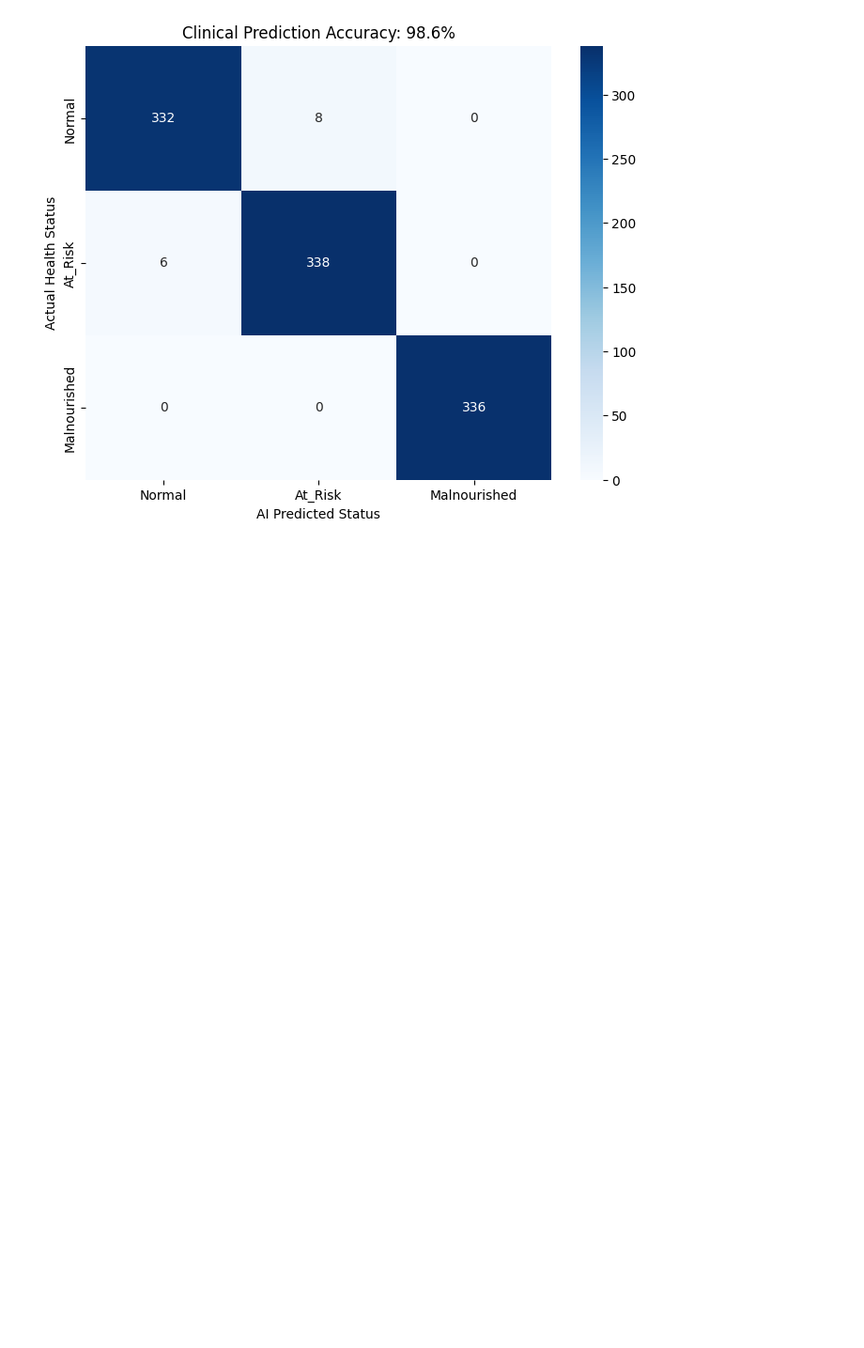
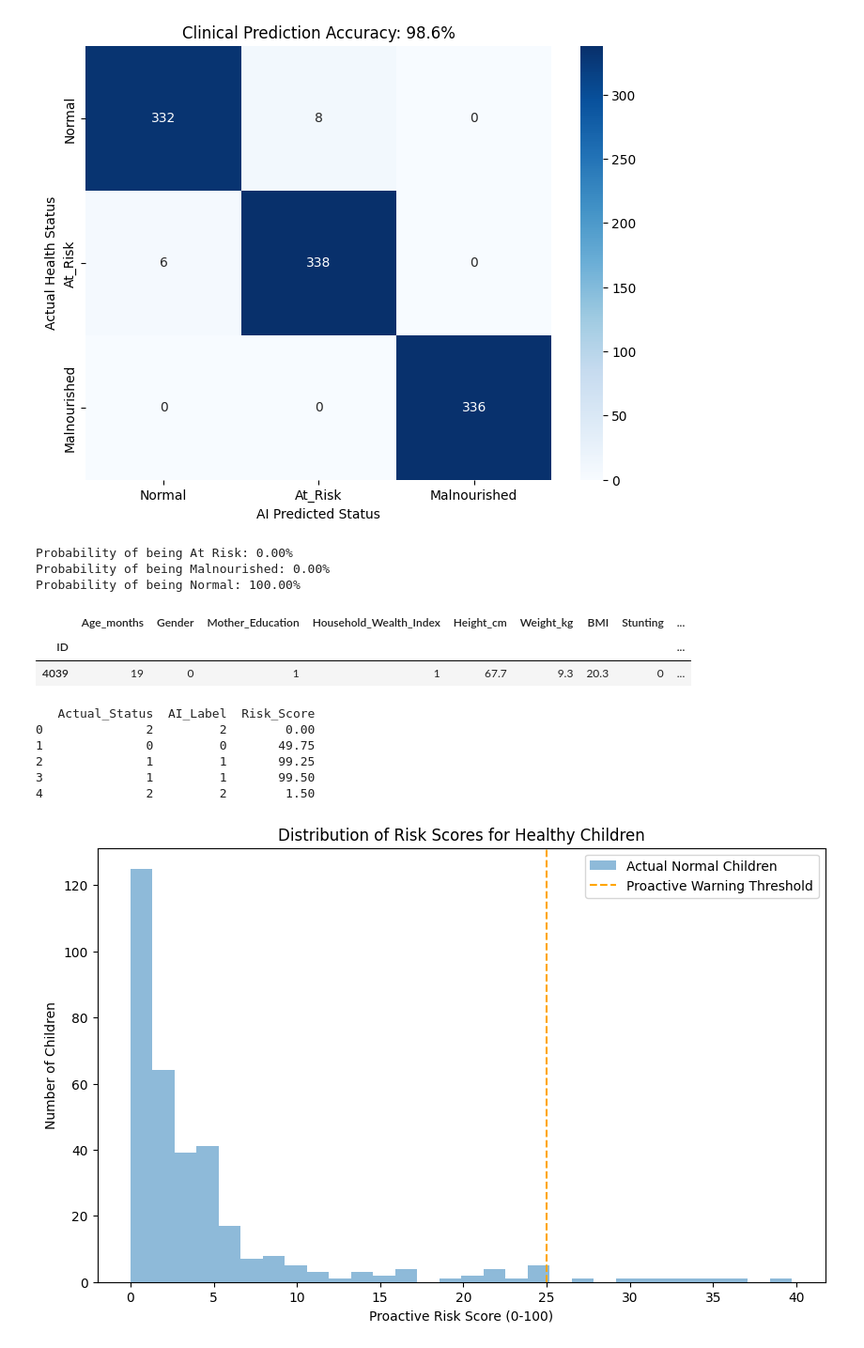
Before and after one commit to Abricos-gt/child_malnutrtion_predictive_system_using_machine_learning, a Jupyter notebook: notebook.ipynb, the cells around one changed output. Shown at 94% size. Saved outputs shown, nothing was run; the diff lists cells and outputs as text; code cells hidden in the pictures; blank space fills up the shorter version.

```diff
--- a/notebook.ipynb
+++ b/notebook.ipynb
@@ -334,3 +334,67 @@ plt.xlabel('AI Predicted Status')
 plt.show()
 # %% [output]
 [figure]
+# %%
+# making the model proactive
+# 1. Get the probabilities for each class
+# This returns a list: [Prob_Normal, Prob_At_Risk, Prob_Malnourished]
+probs = rf.predict_proba(X_test)
+
+# 2. Let's look at the first child in your test set
+first_child_probs = probs[0]
+
+print(f"Probability of being At Risk: {first_child_probs[0]:.2%}")
+print(f"Probability of being Malnourished: {first_child_probs[1]:.2%}")
+print(f"Probability of being Normal: {first_child_probs[2]:.2%}")
+# %% [output]
+Probability of being At Risk: 0.00%
+Probability of being Malnourished: 0.00%
+Probability of being Normal: 100.00%
+# %%
+X_test.head(1)
+# %% [output]
+|  | Age_months | Gender | Mother_Education | Household_Wealth_Index | Height_cm | Weight_kg | BMI | Stunting | ... |
+| ID |  |  |  |  |  |  |  |  | ... |
+| 4039 | 19 | 0 | 1 | 1 | 67.7 | 9.3 | 20.3 | 0 | ... |
+# %%
+# 3. Calculate the Proactive Risk Score
+# Logic: We give 'At Risk' weight (50) and 'Malnourished' full weight (100)
+# This score rises even if the child is technically labeled 'Normal' (0)
+# Assuming your model classes are ordered [0, 1, 2]
+# which corresponds to [At Risk, Malnourished, Normal]
+
+# 0 points for Normal (Index 2)
+# 50 points for At Risk (Index 0)
+# 100 points for Malnourished (Index 1)
+risk_scores = (probs[:, 0] * 50) + (probs[:, 1] * 100)
+
+# Add this to a DataFrame to see it clearly
+proactive_results = pd.DataFrame({
+    'Actual_Status': y_test.values,
+    'AI_Label': rf.predict(X_test),
+    'Risk_Score': risk_scores
+})
+
+print(proactive_results.head())
+# %% [output]
+   Actual_Status  AI_Label  Risk_Score
+0              2         2        0.00
+1              0         0       49.75
+2              1         1       99.25
+3              1         1       99.50
+4              2         2        1.50
+# %%
+import matplotlib.pyplot as plt
+
+# Take a child who is 'Normal' but has a high 'At Risk' probability
+# These are the children a proactive system SAVES.
+plt.figure(figsize=(10, 6))
+plt.hist(risk_scores[y_test == 0], bins=30, alpha=0.5, label='Actual Normal Children')
+plt.axvline(x=25, color='orange', linestyle='--', label='Proactive Warning Threshold')
+plt.title("Distribution of Risk Scores for Healthy Children")
+plt.xlabel("Proactive Risk Score (0-100)")
+plt.ylabel("Number of Children")
+plt.legend()
+plt.show()
+# %% [output]
+[figure, added]
```
Also changed, not shown: parts of 2 cells of this notebook.
